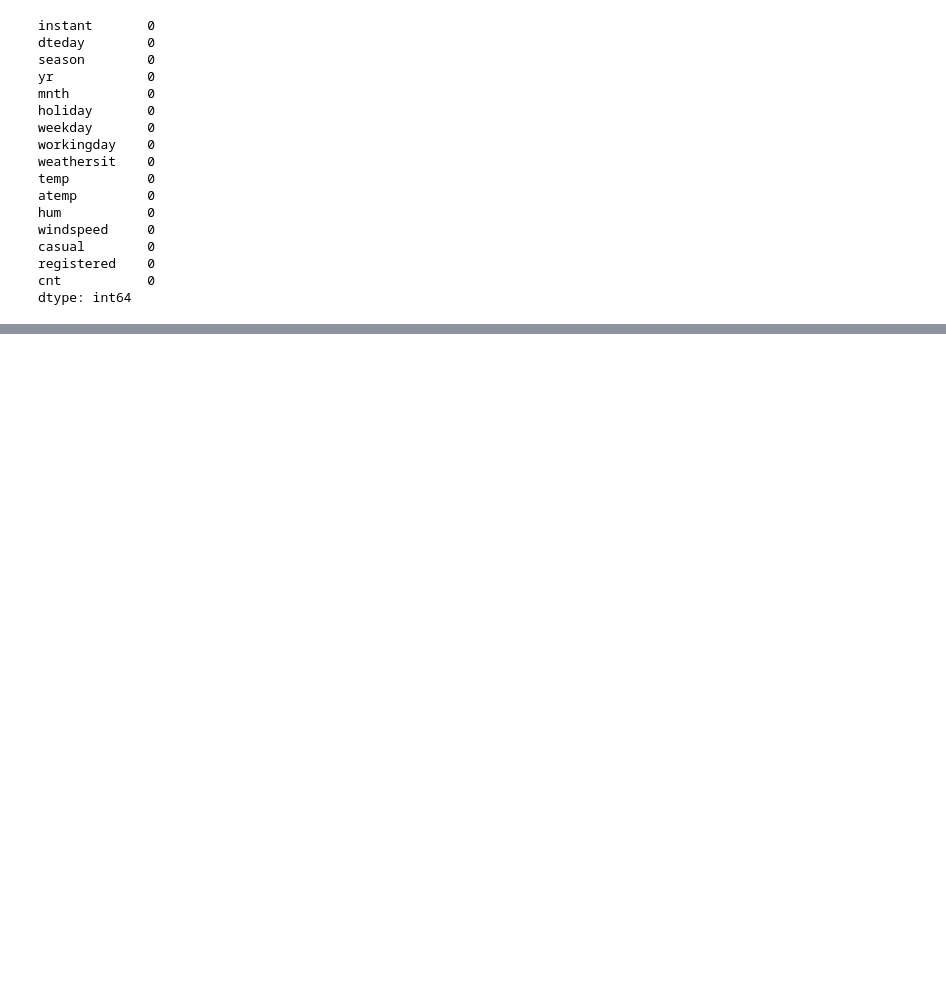
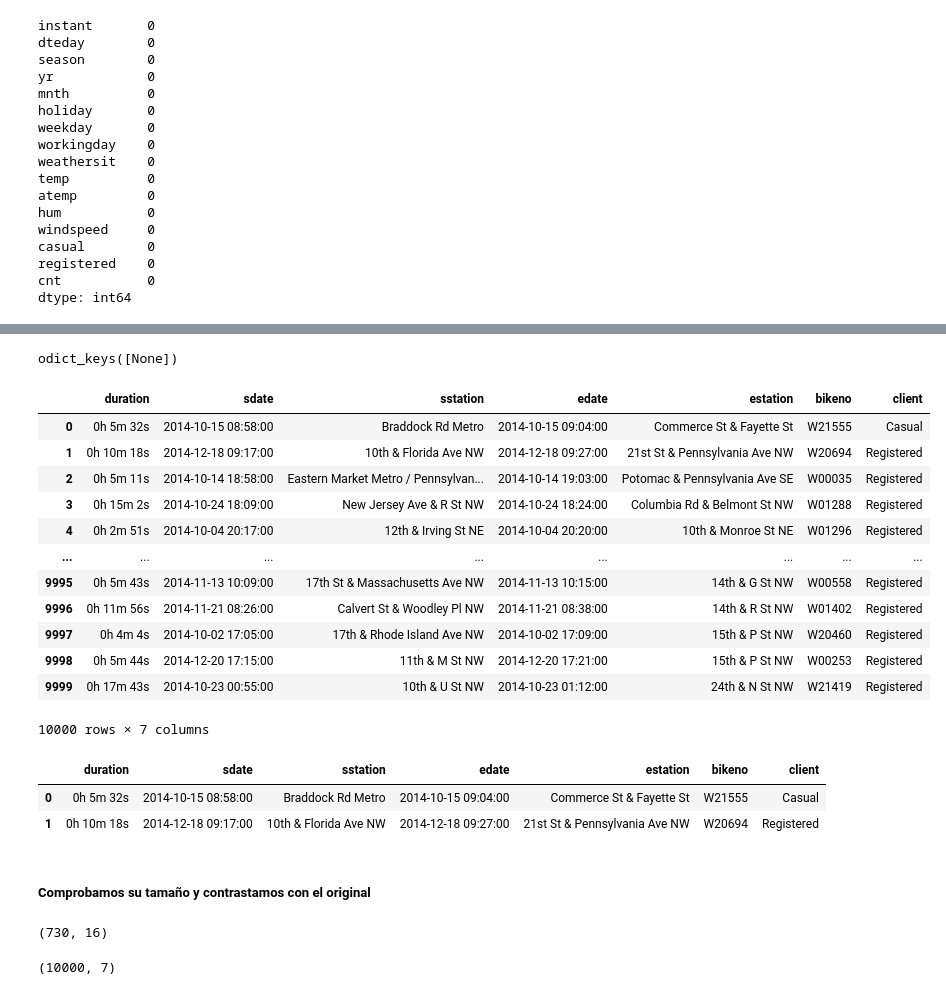
Before and after one commit to chloeiris/DA-Project3-Bike-Rental-ML-Predictive-Models, a Jupyter notebook: EDA_Bike_Sharing.ipynb, the cells around one changed output, grey strips where cells are left out. Cells and saved outputs as stored; diff of their text form; code cells hidden in the pictures; blank space fills up the shorter version.

```diff
--- a/EDA_Bike_Sharing.ipynb
+++ b/EDA_Bike_Sharing.ipynb
@@ -108,0 +114,4 @@ df_uniques
+# %%
+# Gracias a Stack overflow tenemos nuestro dataframe nuevo, paso a paso:
+result = pyreadr.read_r('Datos/Trips-History-Data-2014-Q4-Small.rds')
+result
@@ -108,0 +136,21 @@ df_uniques
+# %%
+# Es un diccionario, objeto tipo "ordered dict", en la web hacen esto:
+result.keys()
+# %% [output]
+odict_keys([None])
+# %%
+result[None]
+# %% [output]
+|  | duration | sdate | sstation | edate | estation | bikeno | client |
+| 0 | 0h 5m 32s | 2014-10-15 08:58:00 | Braddock Rd Metro | 2014-10-15 09:04:00 | Commerce St & Fayette St | W21555 | Casual |
+| 1 | 0h 10m 18s | 2014-12-18 09:17:00 | 10th & Florida Ave NW | 2014-12-18 09:27:00 | 21st St & Pennsylvania Ave NW | W20694 | Registered |
+| 2 | 0h 5m 11s | 2014-10-14 18:58:00 | Eastern Market Metro / Pennsylvan... | 2014-10-14 19:03:00 | Potomac & Pennsylvania Ave SE | W00035 | Registered |
+| 3 | 0h 15m 2s | 2014-10-24 18:09:00 | New Jersey Ave & R St NW | 2014-10-24 18:24:00 | Columbia Rd & Belmont St NW | W01288 | Registered |
+| 4 | 0h 2m 51s | 2014-10-04 20:17:00 | 12th & Irving St NE | 2014-10-04 20:20:00 | 10th & Monroe St NE | W01296 | Registered |
+| ... | ... | ... | ... | ... | ... | ... | ... |
+| 9995 | 0h 5m 43s | 2014-11-13 10:09:00 | 17th St & Massachusetts Ave NW | 2014-11-13 10:15:00 | 14th & G St NW | W00558 | Registered |
+| 9996 | 0h 11m 56s | 2014-11-21 08:26:00 | Calvert St & Woodley Pl NW | 2014-11-21 08:38:00 | 14th & R St NW | W01402 | Registered |
+| 9997 | 0h 4m 4s | 2014-10-02 17:05:00 | 17th & Rhode Island Ave NW | 2014-10-02 17:09:00 | 15th & P St NW | W20460 | Registered |
+| 9998 | 0h 5m 44s | 2014-12-20 17:15:00 | 11th & M St NW | 2014-12-20 17:21:00 | 15th & P St NW | W00253 | Registered |
+| 9999 | 0h 17m 43s | 2014-10-23 00:55:00 | 10th & U St NW | 2014-10-23 01:12:00 | 24th & N St NW | W21419 | Registered |
+10000 rows × 7 columns
@@ -108,0 +159,16 @@ df_uniques
+# %%
+df2.head(2)
+# %% [output]
+|  | duration | sdate | sstation | edate | estation | bikeno | client |
+| 0 | 0h 5m 32s | 2014-10-15 08:58:00 | Braddock Rd Metro | 2014-10-15 09:04:00 | Commerce St & Fayette St | W21555 | Casual |
+| 1 | 0h 10m 18s | 2014-12-18 09:17:00 | 10th & Florida Ave NW | 2014-12-18 09:27:00 | 21st St & Pennsylvania Ave NW | W20694 | Registered |
+# %% [markdown]
+##### Comprobamos su tamaño y contrastamos con el original
+# %%
+df.shape
+# %% [output]
+(730, 16)
+# %%
+df2.shape
+# %% [output]
+(10000, 7)
```
Also changed, not shown: parts of 12 cells of this notebook, 2 other files.
